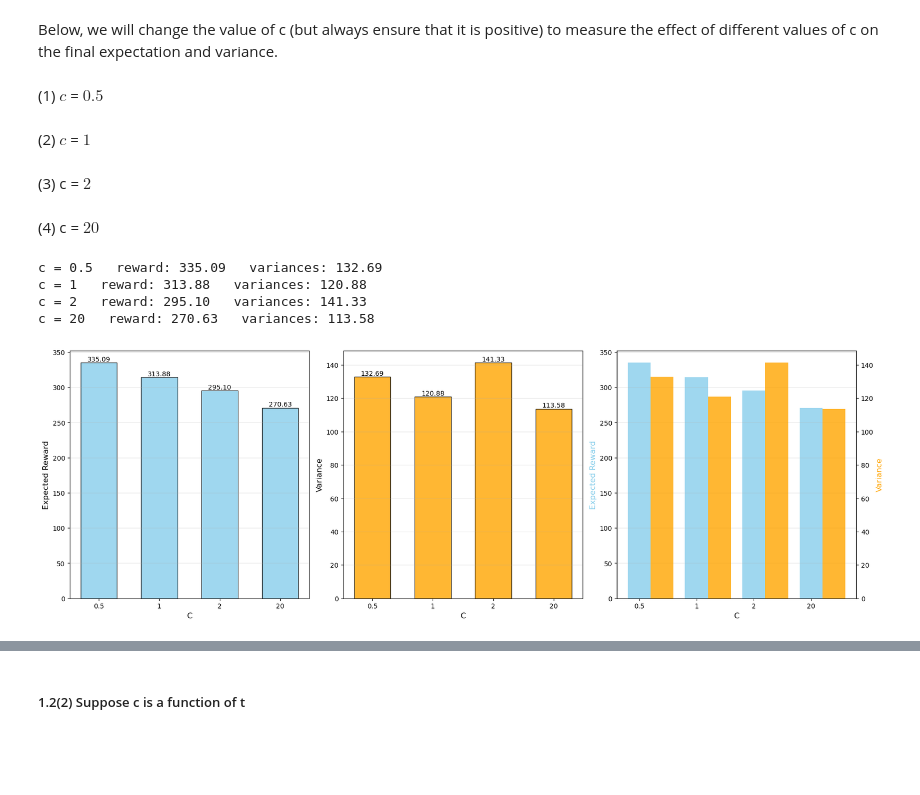
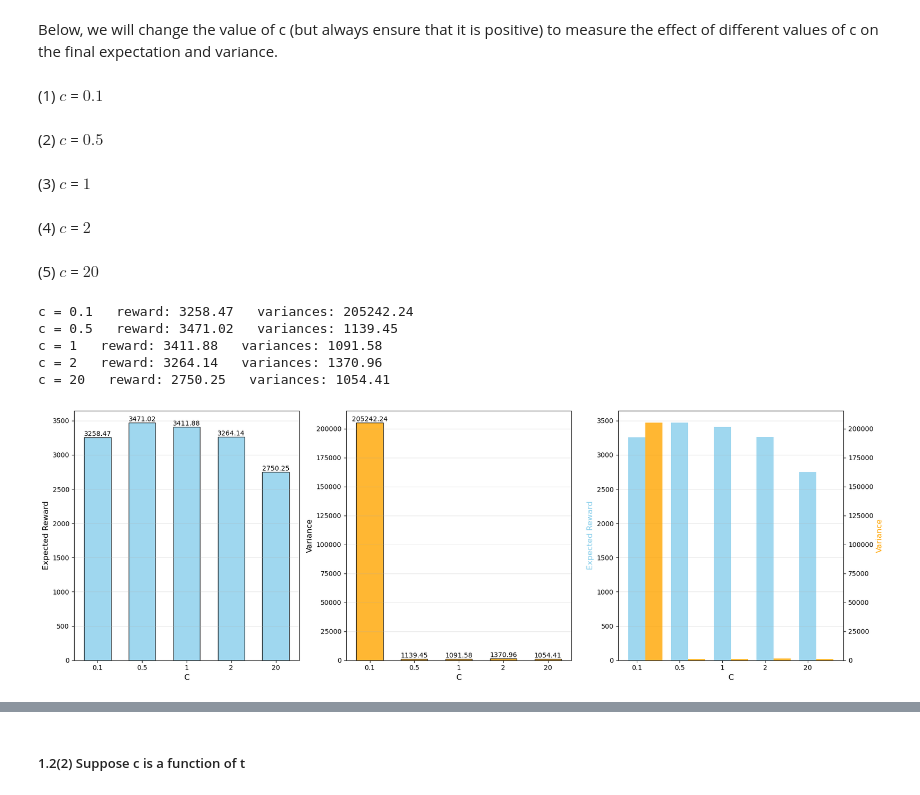
Before and after one commit to XiongWenye/Bandit-Learning, a Jupyter notebook: Part_I_Classical_Bandit_Algorithms/Classical_Bandit_Algorithms.ipynb, the cells around one changed output, grey strips where cells are left out. Drawn from its saved outputs; the diff is of its cells as text; code cells hidden in the pictures; blank space fills up the shorter version.

```diff
--- a/Part_I_Classical_Bandit_Algorithms/Classical_Bandit_Algorithms.ipynb
+++ b/Part_I_Classical_Bandit_Algorithms/Classical_Bandit_Algorithms.ipynb
@@ -156,8 +156,8 @@ Each experiment lasts for N = 5000 time slots, and we run each experiment 200 tr
 import numpy as np
 import matplotlib.pyplot as plt
 
-N = 500  # 每个实验的步数
-num_trials = 20  # 实验次数
+N = 5000  # 每个实验的步数
+num_trials = 200  # 实验次数
 experiments = {
     'epsilon_greedy': [0.1, 0.5, 0.9],
     'ucb': [1, 5, 10],
@@ -463,8 +497,8 @@ Before we set $\epsilon$ = [0.1,0.5,0.9] , this case we set 50 different values
 import numpy as np
 import matplotlib.pyplot as plt
 
-N = 500  # 每个实验的步数
-num_trials = 20 # 实验次数
+N = 5000  # 每个实验的步数
+num_trials = 200  # 实验次数
 epsilons = np.arange(0.1, 0.95, 0.05)  # epsilon 的值从0.1到0.9，每隔0.05
 results_rewards = {
     'epsilon_greedy': [],
@@ -491,9 +525,9 @@ for epsilon in epsilons:
 
         trial_rewards_list.append(np.sum(rewards))
 
-    # 计算平均奖励和方差
-    avg_reward = cumulative_rewards / num_trials
-    variance = np.var(trial_rewards_list)
+    # 计算平均奖励和方差，并保留一位小数
+    avg_reward = round(cumulative_rewards / num_trials, 1)
+    variance = round(np.var(trial_rewards_list), 1)
 
     results_rewards['epsilon_greedy'].append(avg_reward)
     results_variances['epsilon_greedy'].append(variance)
@@ -506,7 +540,7 @@ def plot_expectation(means, param_values, param_name):
     plt.bar(bar_positions, means, width=0.6, color='skyblue', edgecolor='black', alpha=0.8)
     # 显示每个柱子对应的值
     for i, mean in enumerate(means):
-        plt.text(bar_positions[i], mean + 0.01, f"{mean:.2f}", ha='center', va='bottom', fontsize=10)
+        plt.text(bar_positions[i], mean + 0.01, f"{mean:.1f}", ha='center', va='bottom', fontsize=10)
     plt.xticks(bar_positions, [f"{val:.2f}" for val in param_values], fontsize=12)
     plt.xlabel(f"{param_name.capitalize()}", fontsize=14)
     plt.ylabel("Expected Reward", fontsize=14)
@@ -522,7 +556,7 @@ def plot_variance(variances, param_values, param_name):
     plt.bar(bar_positions, variances, width=0.6, color='orange', edgecolor='black', alpha=0.8)
     # 显示每个柱子对应的值
     for i, variance in enumerate(variances):
-        plt.text(bar_positions[i], variance + 0.01, f"{variance:.2f}", ha='center', va='bottom', fontsize=10)
+        plt.text(bar_positions[i], variance + 0.01, f"{variance:.1f}", ha='center', va='bottom', fontsize=10)
     plt.xticks(bar_positions, [f"{val:.2f}" for val in param_values], fontsize=12)
     plt.xlabel(f"{param_name.capitalize()}", fontsize=14)
     plt.ylabel("Variance", fontsize=14)
@@ -541,7 +575,6 @@ def plot_combined(means, variances, param_values, param_name):
     # 绘制期望奖励的柱状图
     ax1.bar(bar_positions, means, bar_width, alpha=0.8, color='skyblue', label="Expected Reward")
 
-    # 设置 x 轴为 epsilon 的值
     ax1.set_xticks(bar_positions)
     ax1.set_xticklabels([f"{epsilon:.2f}" for epsilon in param_values], fontsize=12)
     ax1.set_xlabel(f"{param_name.capitalize()}", fontsize=14)
@@ -554,7 +587,6 @@ def plot_combined(means, variances, param_values, param_name):
     # 绘制方差的柱状图，且设置方差的柱状图在期望的右边
     ax2.bar(bar_positions + bar_width, variances, bar_width, alpha=0.8, color='orange', label="Variance")
 
-    # 设置右侧y轴（方差的y轴）标签，并保留对应的刻度
     ax2.set_ylabel("Variance", fontsize=14, color='orange')
 
     # 显示图例
@@ -607,11 +643,11 @@ def epsilon_inverse(t):
     return 0.8 / max(1, t) + 0.1 # 避免 t 为 0 的情况
 
 def epsilon_cubic(t):
-    return  1 / ((t+1)*(t+1)*(t+1)) + 0.1
+    return 0.8 / ((t+1)*(t+1)*(t+1)) + 0.1
 
 # 定义实验参数
 N = 5000  # 每个实验的步数
-num_trials = 20  # 实验次数
+num_trials = 200  # 实验次数
 epsilon_functions = {
     "Linear Decay": epsilon_linear,
     "Exponential Decay": epsilon_exponential,
@@ -723,13 +759,15 @@ We know that in the UCB algorithm, we balance the relationship between explorati
 # %% [markdown]
 Below, we will change the value of c (but always ensure that it is positive) to measure the effect of different values of c on the final expectation and variance.
 # %% [markdown]
-(1) $c$ = $0.5$
+(1) $c$ = $0.1$
+# %% [markdown]
+(2) $c$ = $0.5$
 # %% [markdown]
-(2) $c$ = $1$
+(3) $c$ = $1$
 # %% [markdown]
-(3) c = $2$
+(4) $c$ = $2$
 # %% [markdown]
-(4) c = $20$
+(5) $c$ = $20$
 # %%
 import numpy as np
 import matplotlib.pyplot as plt
@@ -737,9 +775,9 @@ import matplotlib.pyplot as plt
 # 假设您已经声明的类 Bandit, UCB 等已经在之前的代码中存在，直接使用它们。
 
 # 设置实验参数
-N = 500  # 每个实验的步数
+N = 5000  # 每个实验的步数
 num_trials = 200  # 实验次数
-c_values = [0.5, 1, 2, 20]  # c值分别为0.5，2，5
+c_values = [0.1, 0.5, 1, 2, 20]  # c值分别为0.5，2，5
 results_rewards = {'ucb': []}
 results_variances = {'ucb': []}
 
@@ -810,35 +848,36 @@ def plot_combined(ax, means, variances, param_values, param_name):
     ax.set_xticks(bar_positions)
 
     # 如果是 'ts'，处理参数的元组并转换为字符串
     ax.set_xticklabels([f"{val}" for val in param_values], fontsize=10)
 
     ax.set_xlabel(f"{param_name.capitalize()}", fontsize=12)
     ax.set_ylabel("Expected Reward", fontsize=12, color='skyblue')
     ax.grid(axis='y', alpha=0.3)
 
     # 创建第二个y轴用于方差
     ax2 = ax.twinx()
     # 绘制方差的柱状图，且设置方差的柱状图在期望的右边
     ax2.bar(bar_positions + bar_width, variances, bar_width, alpha=0.8, color='orange', label="Variance")
 
     # 设置右侧y轴（方差的y轴）标签，并保留对应的刻度
     ax2.set_ylabel("Variance", fontsize=12, color='orange')
 
 
 # 创建一个包含 1 行 3 列的图像布局
 fig, axs = plt.subplots(1, 3, figsize=(18, 6))
 
 # 绘制期望奖励、方差和期望+方差的合成图像
 plot_expectation(axs[0], results_rewards['ucb'], c_values, "c")
 plot_variance(axs[1], results_variances['ucb'], c_values, "c")
 plot_combined(axs[2], results_rewards['ucb'], results_variances['ucb'], c_values, "c")
 
 # 调整布局并显示图像
 plt.tight_layout()
 plt.show()
 # %% [output]
-c = 0.5   reward: 335.09   variances: 132.69
-c = 1   reward: 313.88   variances: 120.88
-c = 2   reward: 295.10   variances: 141.33
-c = 20   reward: 270.63   variances: 113.58
+c = 0.1   reward: 3258.47   variances: 205242.24
+c = 0.5   reward: 3471.02   variances: 1139.45
+c = 1   reward: 3411.88   variances: 1091.58
+c = 2   reward: 3264.14   variances: 1370.96
+c = 20   reward: 2750.25   variances: 1054.41
-[figure, old version]
+[figure, new version]
```
Also changed, not shown: parts of 63 cells of this notebook.
